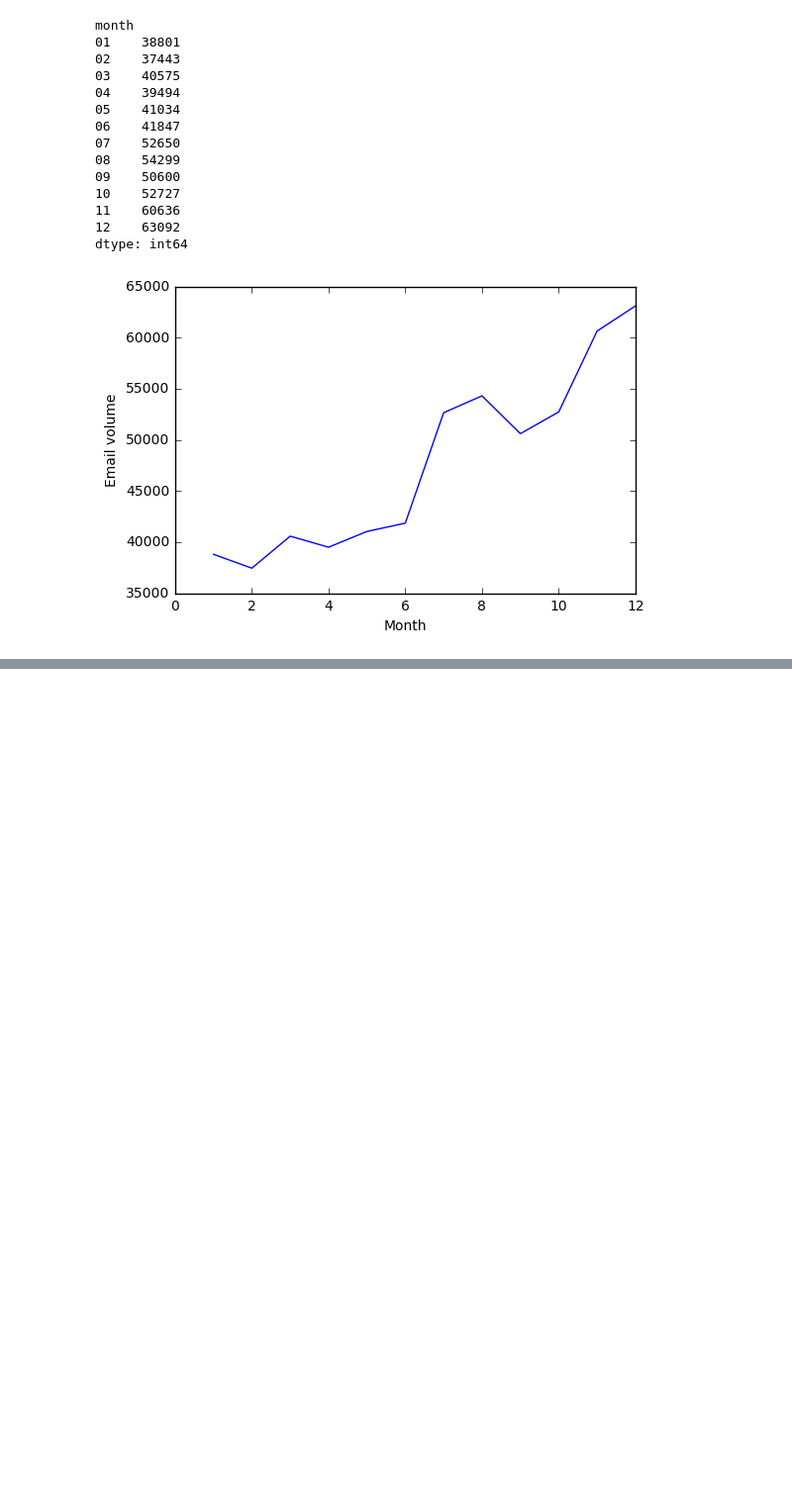
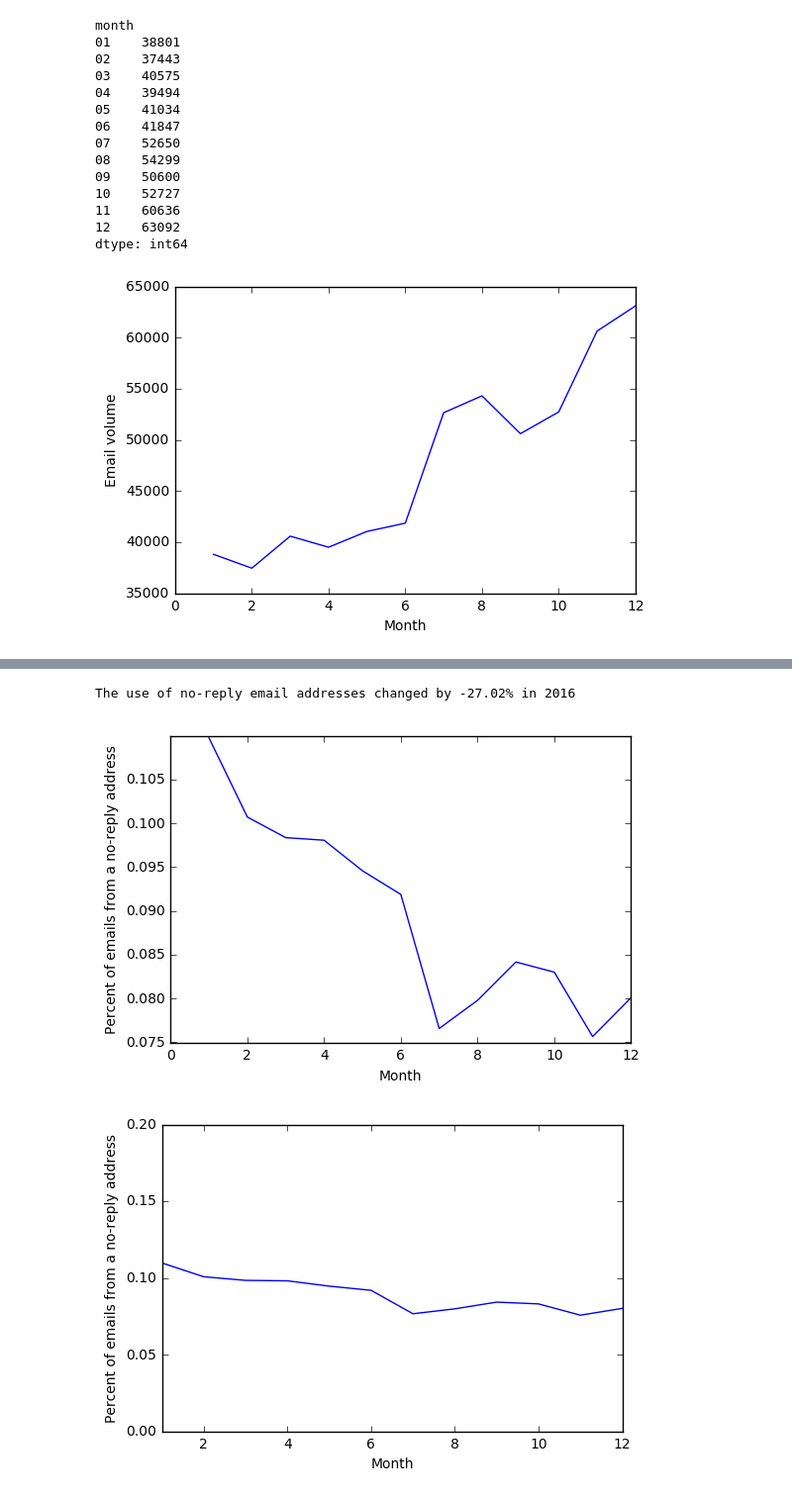
Before and after one commit to carlsednaoui/thinkful-data-science, a Jupyter notebook: coursework/capstone/capstone.ipynb, the cells around one changed output, grey strips where cells are left out. Shown at 99% size. Saved outputs shown, nothing was run; the diff lists cells and outputs as text; code cells hidden in the pictures; blank space fills up the shorter version.

```diff
--- a/coursework/capstone/capstone.ipynb
+++ b/coursework/capstone/capstone.ipynb
@@ -118,0 +116,21 @@ Name: company_id, dtype: int64
+# %%
+no_reply = df[df['from'].str.contains('no.?reply')].groupby(['month']).size()
+no_reply_trend = no_reply / email_volume_by_month
+
+no_reply_percent_change = (no_reply_trend[-1] - no_reply_trend[0]) / no_reply_trend[0]
+print("\nThe use of no-reply email addresses changed by {}% in 2016".format(np.round(no_reply_percent_change * 100, decimals=2)))
+
+plt.plot(no_reply_trend)
+plt.ylabel('Percent of emails from a no-reply address')
+plt.xlabel('Month')
+plt.show()
+
+plt.plot(no_reply_trend)
+plt.ylabel('Percent of emails from a no-reply address')
+plt.xlabel('Month')
+plt.axis([1,12,0,.2])
+plt.show()
+# %% [output]
+The use of no-reply email addresses changed by -27.02% in 2016
+[figure, added]
+[figure, added]
```
Also changed, not shown: parts of 22 cells of this notebook.
